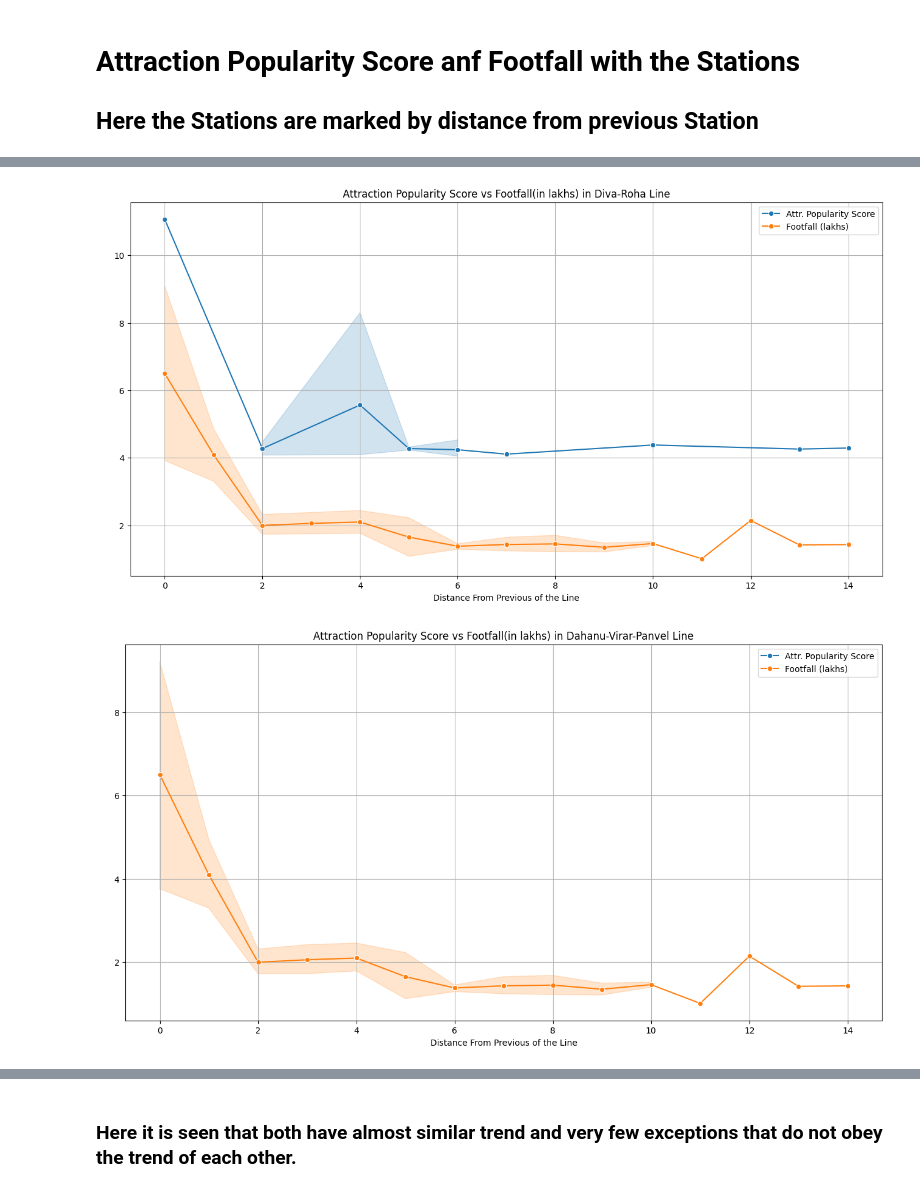
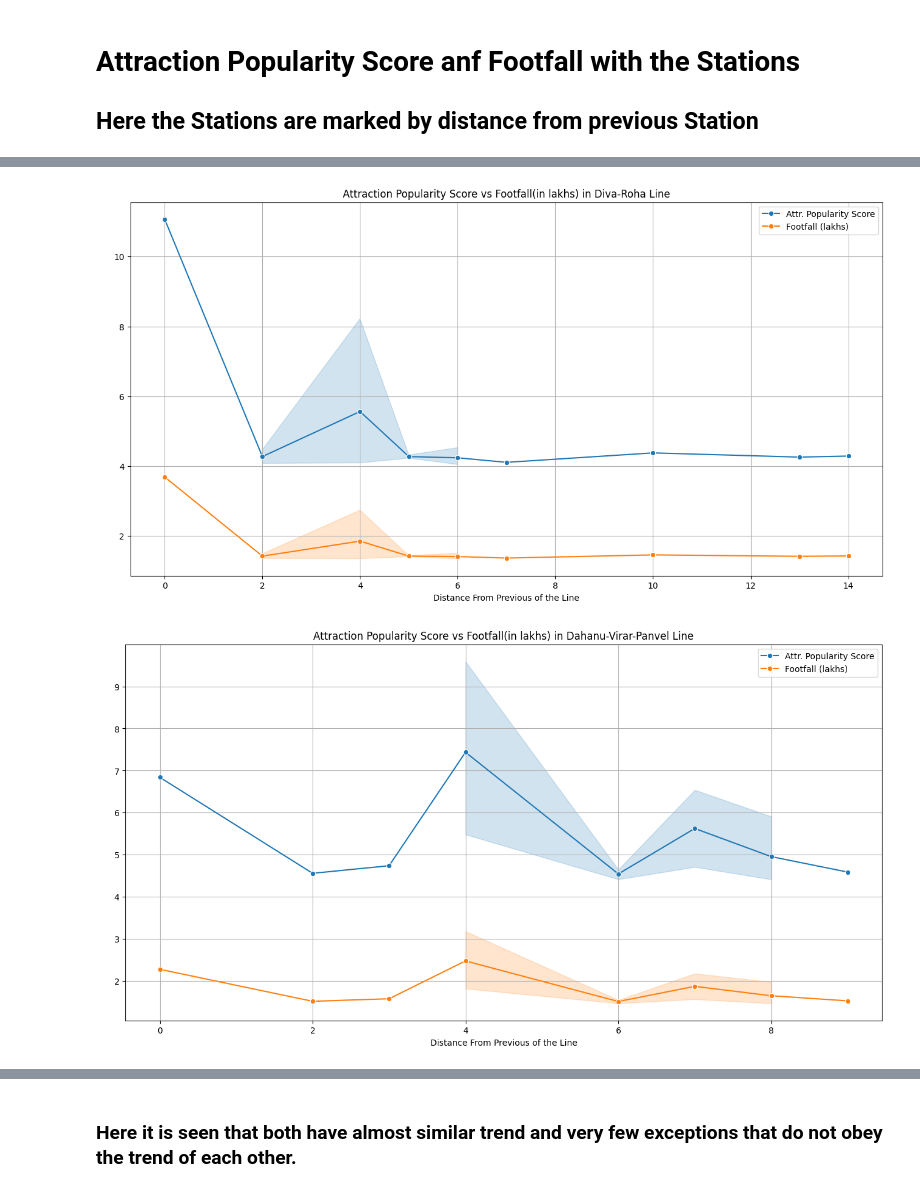
Before and after one commit to Keshav-goyal006/CnA-Project, a Jupyter notebook: CnA_final.ipynb, the cells around one changed output, grey strips where cells are left out. Cells and saved outputs as stored; diff of their text form; code cells hidden in the pictures.

```diff
--- a/CnA_final.ipynb
+++ b/CnA_final.ipynb
@@ -179,22 +181,22 @@ plt.show()
 df1 = df[df['Line'] == 'Diva-Roha']
 plt.figure(figsize = (16,8))
 sns.lineplot(x = 'Distance From Previous of the Line',y = 'Attraction Popularity Score',data = df1,label = 'Attr. Popularity Score',marker = 'o')
-sns.lineplot(x = 'Distance From Previous of the Line',y = 'Footfall (lakhs)',data = df,label = 'Footfall (lakhs)',marker = 'o')
+sns.lineplot(x = 'Distance From Previous of the Line',y = 'Footfall (lakhs)',data = df1,label = 'Footfall (lakhs)',marker = 'o')
 plt.title('Attraction Popularity Score vs Footfall(in lakhs) in Diva-Roha Line')
 plt.ylabel(' ')
 plt.grid()
 plt.show()
 # %% [output]
-[figure, old version]
+[figure, new version]
 # %%
-df1 = df[df['Line'] == 'Dahanu-Verar-Panvel']
+df1 = df[df['Line'] == 'Dahanu-Virar-Panvel']
 plt.figure(figsize = (16,8))
 sns.lineplot(x = 'Distance From Previous of the Line',y = 'Attraction Popularity Score',data = df1,label = 'Attr. Popularity Score',marker = 'o')
-sns.lineplot(x = 'Distance From Previous of the Line',y = 'Footfall (lakhs)',data = df,label = 'Footfall (lakhs)',marker = 'o')
+sns.lineplot(x = 'Distance From Previous of the Line',y = 'Footfall (lakhs)',data = df1,label = 'Footfall (lakhs)',marker = 'o')
 plt.title('Attraction Popularity Score vs Footfall(in lakhs) in Dahanu-Virar-Panvel Line')
 plt.ylabel(' ')
 plt.grid()
 plt.show()
 # %% [output]
-[figure, old version]
+[figure, new version]
 # %%
```
Also changed, not shown: parts of 8 cells of this notebook.
